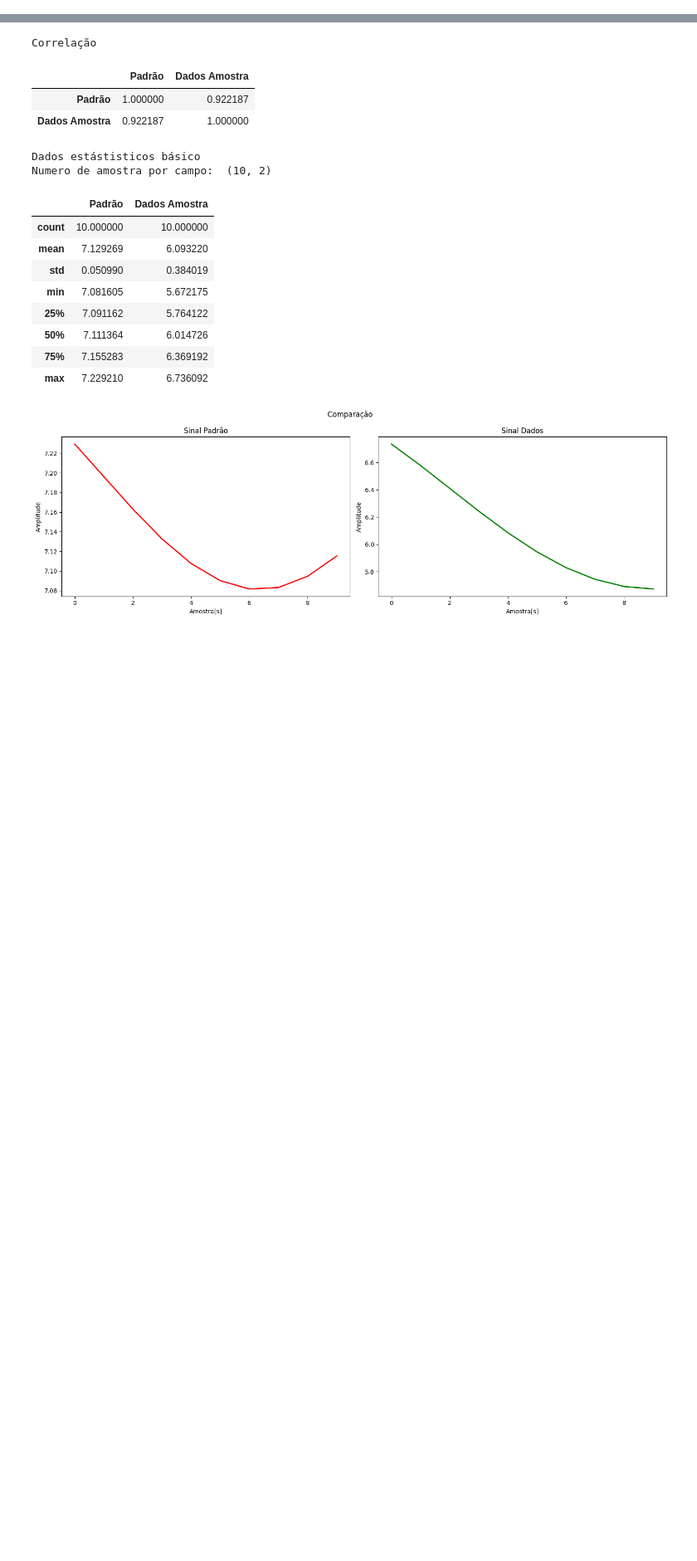
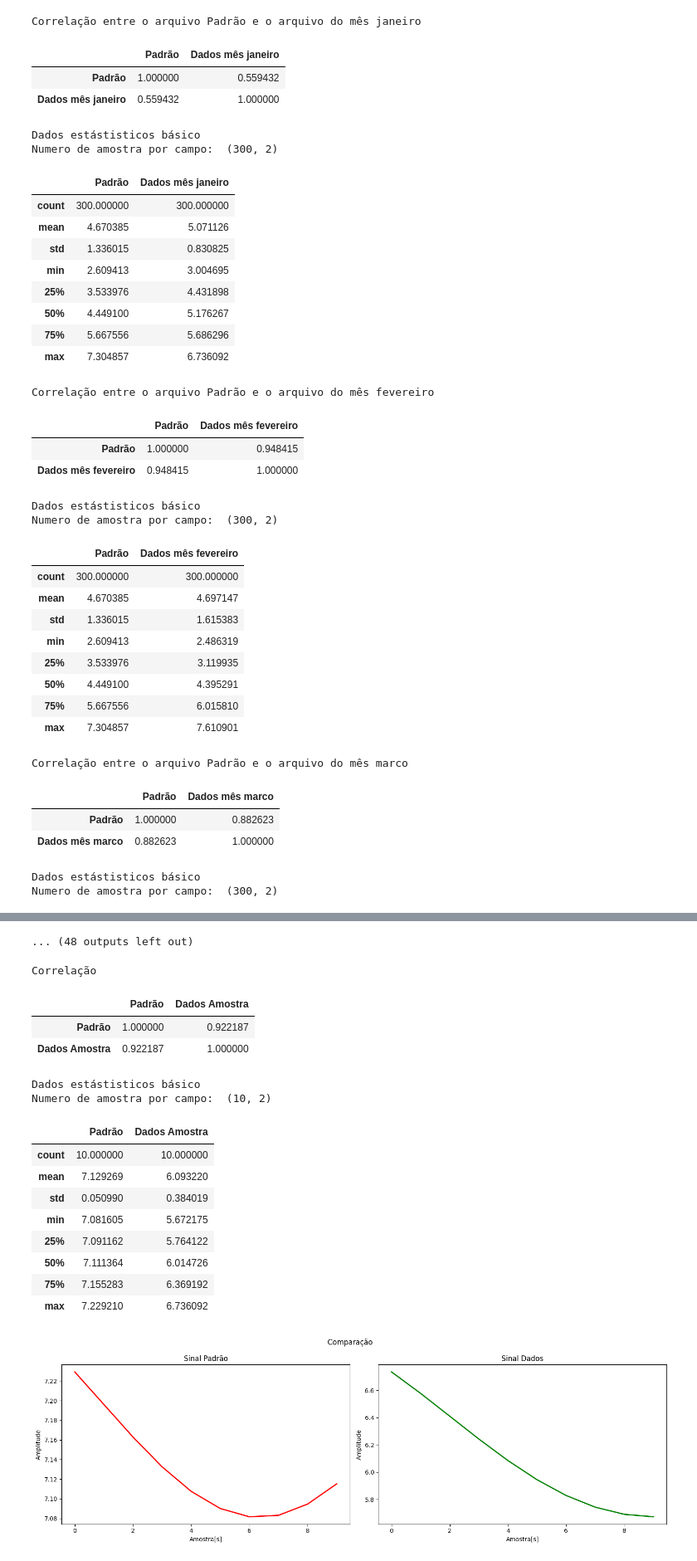
Before and after one commit to raul-gomes/pos-graduacao, a Jupyter notebook: aplicacoes_ml/trabalho_final_ecommerce.ipynb, the cells around one changed output, grey strips where cells are left out. Shown at 83% size. Cells and saved outputs as stored; diff of their text form; code cells hidden in the pictures; blank space fills up the shorter version.

```diff
--- a/aplicacoes_ml/trabalho_final_ecommerce.ipynb
+++ b/aplicacoes_ml/trabalho_final_ecommerce.ipynb
@@ -31,23 +46,41 @@ def ler_arquivo(path):
 
     return file
 # %%
-def plot_grafico(df_um, df_dois):
+def plot_grafico(df_um: list, df_dois:list, month: str) -> None:
+    """Recebendo dois conjuntos de dados, faz o plot do gráfico de linhas comparando as informações
+
+    Args:
+        df_um (list): primeiro conjunto de dados
+        df_dois (list): segundo conjunto de dados
+        month (str): o mês a ser comparado
+    """
     fig, (ax1, ax2) = plt.subplots(nrows=1, ncols=2 , figsize=(15,5), layout='tight')
 
     fig.suptitle('Comparação ')
     ax1.plot(df_um, 'r', linewidth=2)
-    ax1.set_title("Sinal Padrão")
-    ax1.set_xlabel("Amostra[s]")
+    ax1.set_title("Amostra de venda padrão")
+    ax1.set_xlabel(f"Amostra[s]")
     ax1.set_ylabel("Amplitude")
     ax2.plot(df_dois, 'g', linewidth=2)
-    ax2.set_title("Sinal Dados")
+    ax2.set_title(f"Amostra do mês {month}")
     ax2.set_xlabel("Amostra[s]")
     ax2.set_ylabel("Amplitude")
 # %%
-def correlacao(df_um, df_dois):
+def correlacao(df_um: list, df_dois: list, month: str) -> None:
+    """Recebendo dois conjuntos de dados, faz a correlação das informações
+
+    Args:
+        df_um (list): primeiro conjunto de dados
+        df_dois (list): segundo conjunto de dados
+        month (str): o mês a ser comparado
+    """
     auxDF = [num for num in zip(df_um, df_dois)]
-    df = pd.DataFrame(auxDF, columns=['Padrão', 'Dados Amostra'])
+    print(f"Correlação entre o arquivo Padrão e o arquivo do mês {month}")
+
+    df = pd.DataFrame(auxDF, columns=['Padrão', f'Dados mês {month}'])
+
     correlacao = df.corr(method='pearson')
+
     display(correlacao)
 
     print("Dados estástisticos básico")
@@ -70,0 +90,46 @@ dados_dezembro = ler_arquivo(path_dezembro)
+# %%
+# Gera dois datasets, o dataset com os valores padrões e o dataset com os valores mensais
+data = {month: ler_arquivo(path) for month, path in paths.items() if month != 'padrao'}
+data_padrao = ler_arquivo(paths['padrao'])
+# %%
+# Plota o gráfico e faz a correlação dos dados
+for month, sales_data in data.items():
+    plot_grafico(data_padrao, sales_data, month)
+    correlacao(data_padrao, sales_data, month)
+# %% [output]
+Correlação entre o arquivo Padrão e o arquivo do mês janeiro
+|  | Padrão | Dados mês janeiro |
+| Padrão | 1.000000 | 0.559432 |
+| Dados mês janeiro | 0.559432 | 1.000000 |
+Dados estástisticos básico
+Numero de amostra por campo:  (300, 2)
+|  | Padrão | Dados mês janeiro |
+| count | 300.000000 | 300.000000 |
+| mean | 4.670385 | 5.071126 |
+| std | 1.336015 | 0.830825 |
+| min | 2.609413 | 3.004695 |
+| 25% | 3.533976 | 4.431898 |
+| 50% | 4.449100 | 5.176267 |
+| 75% | 5.667556 | 5.686296 |
+| max | 7.304857 | 6.736092 |
+Correlação entre o arquivo Padrão e o arquivo do mês fevereiro
+|  | Padrão | Dados mês fevereiro |
+| Padrão | 1.000000 | 0.948415 |
+| Dados mês fevereiro | 0.948415 | 1.000000 |
+Dados estástisticos básico
+Numero de amostra por campo:  (300, 2)
+|  | Padrão | Dados mês fevereiro |
+| count | 300.000000 | 300.000000 |
+| mean | 4.670385 | 4.697147 |
+| std | 1.336015 | 1.615383 |
+| min | 2.609413 | 2.486319 |
+| 25% | 3.533976 | 3.119935 |
+| 50% | 4.449100 | 4.395291 |
+| 75% | 5.667556 | 6.015810 |
+| max | 7.304857 | 7.610901 |
+Correlação entre o arquivo Padrão e o arquivo do mês marco
+|  | Padrão | Dados mês marco |
+| Padrão | 1.000000 | 0.882623 |
+| Dados mês marco | 0.882623 | 1.000000 |
+Dados estástisticos básico
+Numero de amostra por campo:  (300, 2)
@@ -71 +145,2 @@ dados_dezembro = ler_arquivo(path_dezembro)
+... (48 outputs left out)
 # %%
```
Also changed, not shown: parts of 20 cells of this notebook.
